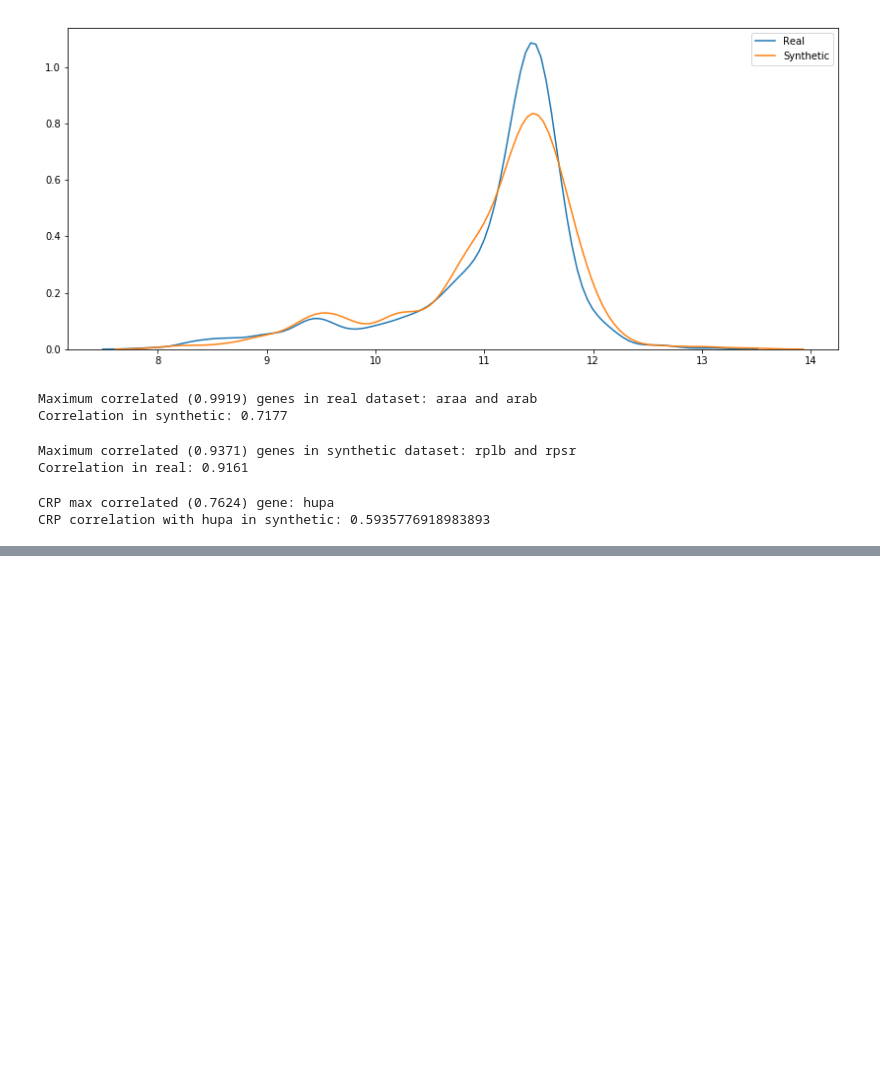
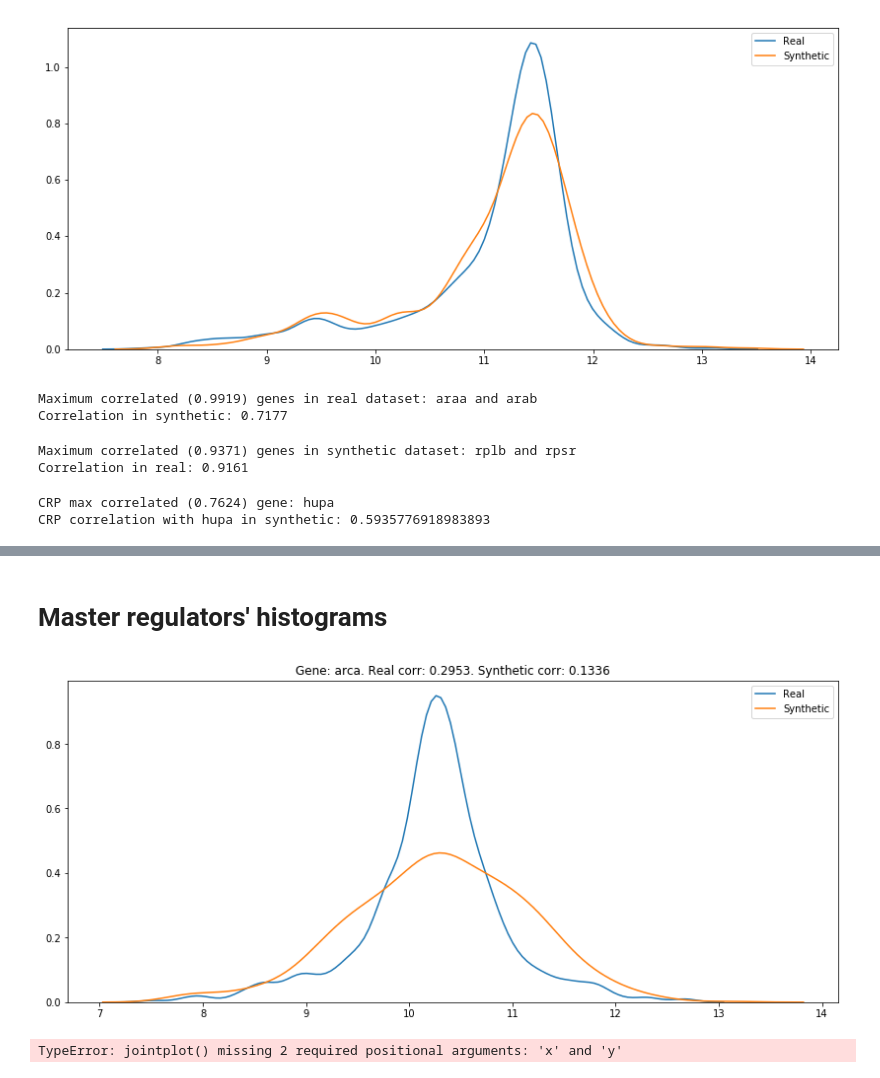
Before and after one commit to rvinas/adversarial-gene-expression, a Jupyter notebook: src/evaluate_noise_rej_data.ipynb, the cells around one changed output, grey strips where cells are left out. Drawn from its saved outputs; the diff is of its cells as text; code cells hidden in the pictures; blank space fills up the shorter version.

Commit message:
Save/load model. Improved rejection sampling. GAN ready to train using all genes. Other minor updates

```diff
--- a/src/evaluate_noise_rej_data.ipynb
+++ b/src/evaluate_noise_rej_data.ipynb
@@ -210,0 +229,20 @@ ax = sns.distplot(s_expr_gene, hist=False, label='Synthetic')
+# %% [markdown]
+# Master regulators' histograms
+# %%
+master_regulators = ['fis', 'hns', 'lrp', 'fnr', 'arca']
+idx = 4
+idx = np.argwhere(np.array(gene_symbols) == master_regulators[idx]).ravel()[0]
+plt.figure(figsize=(14, 6))
+r_expr_gene = expr_train[:, idx]
+s_expr_gene = s_expr[:, idx]
+plt.title('Gene: {}. Real corr: {:.4f}. Synthetic corr: {:.4f}'.format(gene_symbols[idx],
+                                                                          r_corr_crp[idx],
+                                                                          s_corr_crp[idx]))
+ax = sns.distplot(r_expr_gene, hist=False, label='Real')
+ax = sns.distplot(s_expr_gene, hist=False, label='Synthetic')
+# %% [output]
+[figure, added]
+# %%
+sns.jointplot()
+# %% [output]
+TypeError: jointplot() missing 2 required positional arguments: 'x' and 'y'
```
Also changed, not shown: parts of 4 cells of this notebook, 17 other files.
